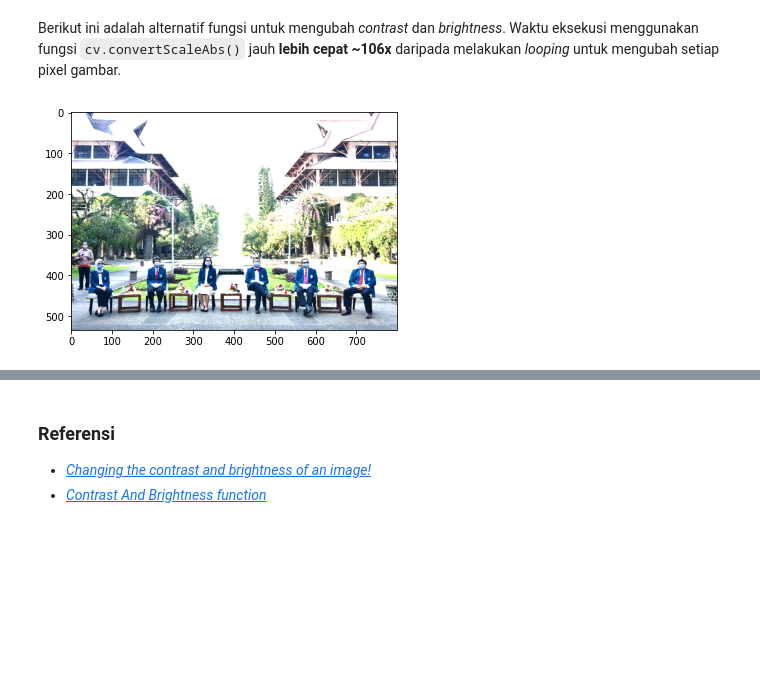
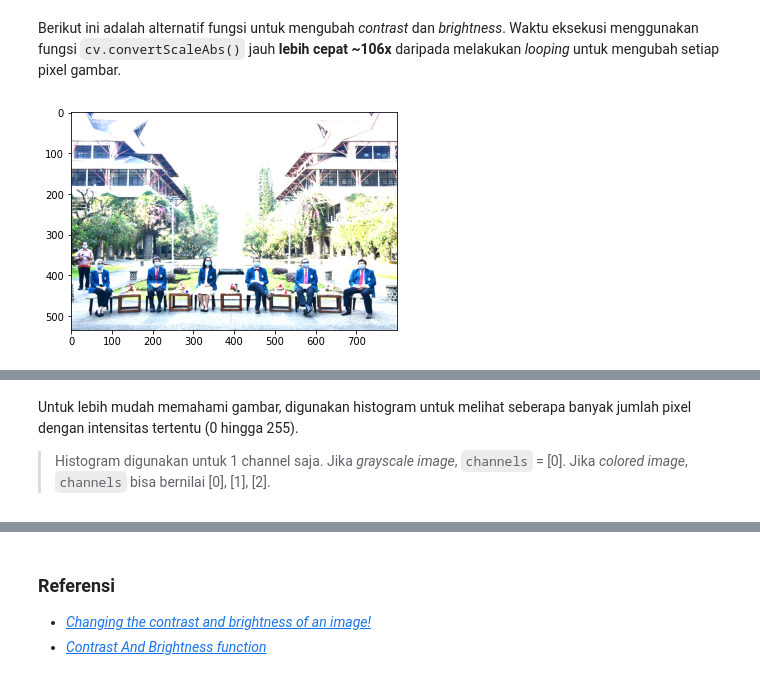
Before and after one commit to mahaamesha/computer-vision-notes, a Jupyter notebook: notes/core/contrast_brightness.ipynb, the cells around one changed output, grey strips where cells are left out. Cells and saved outputs as stored; diff of their text form; code cells hidden in the pictures; blank space fills up the shorter version.

```diff
--- a/notes/core/contrast_brightness.ipynb
+++ b/notes/core/contrast_brightness.ipynb
@@ -54,14 +54,14 @@ plt.show()
 # %% [markdown]
 Berikut ini adalah alternatif fungsi untuk mengubah *contrast* dan *brightness*. Waktu eksekusi menggunakan fungsi `cv.convertScaleAbs()` jauh **lebih cepat ~106x** daripada melakukan *looping* untuk mengubah setiap pixel gambar.
 # %%
-alpha = 2.0
+alpha = 2.5
 beta = 0
 new_img = cv.convertScaleAbs(img, alpha=alpha, beta=beta)
 
 plt.imshow(new_img)
 plt.show()
 # %% [output]
-[figure, old version]
+[figure, new version]
 # %% [markdown]
 <hr>
 
@@ -76,3 +76,6 @@ plt.show()
 </center>
 
 <hr>
+# %% [markdown]
+Untuk lebih mudah memahami gambar, digunakan histogram untuk melihat seberapa banyak jumlah pixel dengan intensitas tertentu (0 hingga 255).
+> Histogram digunakan untuk 1 channel saja. Jika *grayscale image*, `channels` = [0]. Jika *colored image*, `channels` bisa bernilai [0], [1], [2].
```
Also changed, not shown: parts of 3 cells of this notebook.
